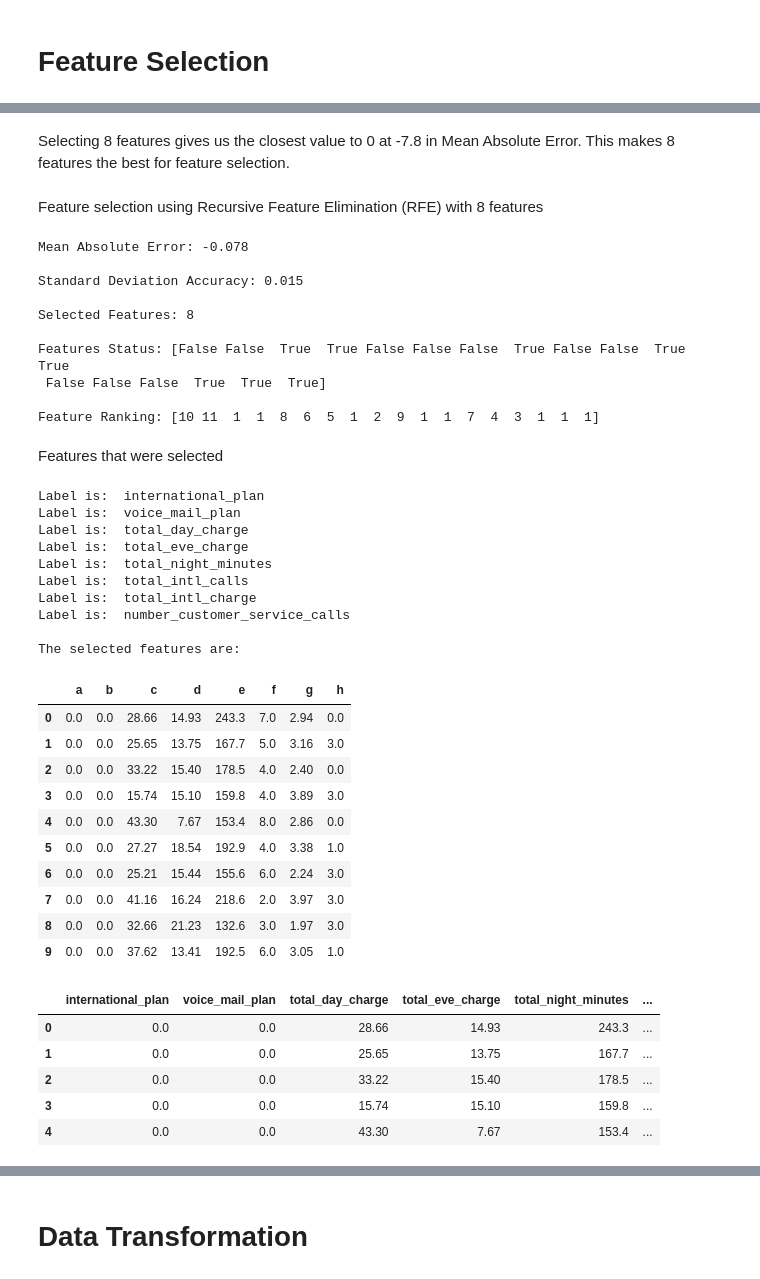
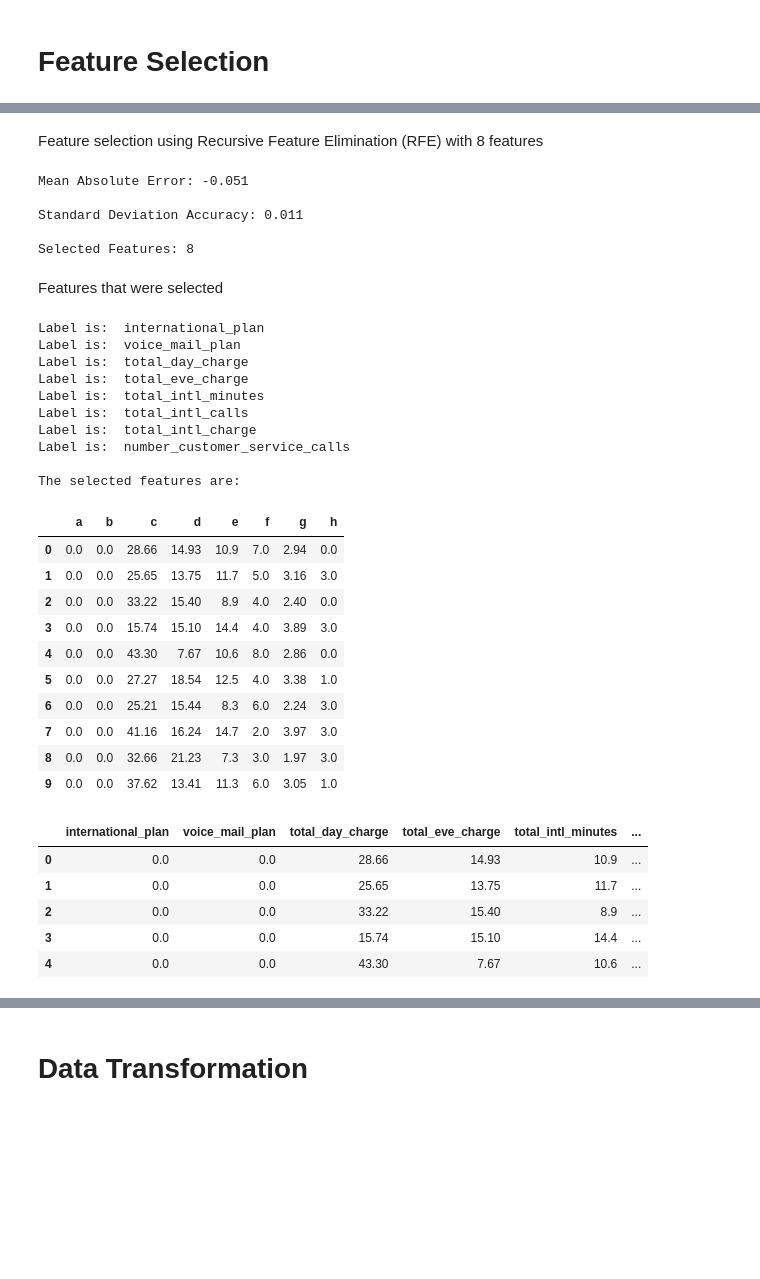
Before and after one commit to Ajay-4u/Customer-Churn, a Jupyter notebook: Customer Churn.ipynb, the cells around one changed output, grey strips where cells are left out. Drawn from its saved outputs; the diff is of its cells as text; code cells hidden in the pictures; blank space fills up the shorter version.

```diff
--- a/Customer Churn.ipynb
+++ b/Customer Churn.ipynb
@@ -28,6 +27,6 @@ from numpy import set_printoptions
 # %% [markdown]
 # Reading the file
 # %%
-churn = pd.read_csv('C:/Users/AJ/Documents/Workspace/Churn_Train.csv')
-churn.head()
+data = pd.read_csv('C:/Users/AJ/Documents/Workspace/Projects/Practice Proj/churn_treated.csv')
+data.head()
 # %% [output]
@@ -39,0 +39,9 @@ churn.head()
+# %%
+churn = data.loc[:, ['account_length', 'area_code', 'international_plan',
+       'voice_mail_plan', 'number_vmail_messages', 'total_day_minutes',
+       'total_day_calls', 'total_day_charge', 'total_eve_minutes',
+       'total_eve_calls', 'total_eve_charge', 'total_night_minutes',
+       'total_night_calls', 'total_night_charge', 'total_intl_minutes',
+       'total_intl_calls', 'total_intl_charge',
+       'number_customer_service_calls', 'churn']]
+churn.head()
@@ -354,21 +209,19 @@ for 18 features, Mean Absolute Error is: -8.8, Std is: 0.019
-# %% [markdown]
-Selecting  8 features gives us the closest value to 0 at -7.8 in Mean Absolute Error. This makes 8 features the best for feature selection.
 # %% [markdown]
 Feature selection using Recursive Feature Elimination (RFE) with 8 features
 # %%
-fsChurn8= oChurn.values
+fsChurn8= churn.values
 c = fsChurn8[:, 0:-1]
 d = fsChurn8[:, -1]
 
 # feature extraction
-model = DecisionTreeRegressor()
+model = GradientBoostingClassifier()
 
 rfe = RFE(model, n_features_to_select=8)
 pipeline = Pipeline(steps=[('s',rfe), ('m',model)])
 fit = rfe.fit(c, d)
 
 # evaluate model
-cv = RepeatedKFold(n_splits=10, n_repeats=3, random_state=1)
+cv = RepeatedStratifiedKFold(n_splits=10, n_repeats=3, random_state=1)
 nScores = cross_val_score(pipeline, c, d, scoring='neg_mean_absolute_error', cv=cv, n_jobs=-1)
 
 # report performance
@@ -377,21 +230,12 @@ print()
 print('Standard Deviation Accuracy: %.3f' % std(nScores))
 print()
 print('Selected Features: {}'.format(fit.n_features_))
-print()
-print('Features Status: {}'.format(fit.support_))
-print()
-print('Feature Ranking: {}'.format(fit.ranking_))
 # %% [output]
-Mean Absolute Error: -0.078
+Mean Absolute Error: -0.051
 
-Standard Deviation Accuracy: 0.015
+Standard Deviation Accuracy: 0.011
 
 Selected Features: 8
-
-Features Status: [False False  True  True False False False  True False False  True  True
- False False False  True  True  True]
-
-Feature Ranking: [10 11  1  1  8  6  5  1  2  9  1  1  7  4  3  1  1  1]
 # %% [markdown]
 Features that were selected
 # %%
@@ -402,9 +246,9 @@ pChurn.columns = ['a', 'b', 'c', 'd', 'e', 'f', 'g', 'h']
 
 # to make it look organised when returning
 chuCol = dict()
-cols = list(oChurn.columns)[0:-1] # the list of columns in your data
+cols = list(churn.columns)[0:-1] # the list of columns in your data
 for col in cols:
-    chuCol[col]= oChurn[col].values.tolist()
+    chuCol[col]= churn[col].values.tolist()
 
 collen = len(pChurn.columns.tolist())
 counter = 0
@@ -423,56 +267,56 @@ while counter < collen:
     elif counter == 5:
         colLabel = 'f'
     elif counter == 6:
         colLabel = 'g'
     elif counter == 7:
         colLabel = 'h'
     else:
         pass
     colData = pChurn.loc[:,colLabel]
     colDataVals = list(colData.values)
     for item in chuCol.items():
         if colDataVals == item[1]:
             print('Label is: ', item[0])
     counter+=1
 print()
 # end of organisation
 
 print('The selected features are: ')
 pChurn.head(10)
 # %% [output]
 Label is:  international_plan
 Label is:  voice_mail_plan
 Label is:  total_day_charge
 Label is:  total_eve_charge
-Label is:  total_night_minutes
+Label is:  total_intl_minutes
 Label is:  total_intl_calls
 Label is:  total_intl_charge
 Label is:  number_customer_service_calls
 
 The selected features are:
 |  | a | b | c | d | e | f | g | h |
-| 0 | 0.0 | 0.0 | 28.66 | 14.93 | 243.3 | 7.0 | 2.94 | 0.0 |
-| 1 | 0.0 | 0.0 | 25.65 | 13.75 | 167.7 | 5.0 | 3.16 | 3.0 |
-| 2 | 0.0 | 0.0 | 33.22 | 15.40 | 178.5 | 4.0 | 2.40 | 0.0 |
-| 3 | 0.0 | 0.0 | 15.74 | 15.10 | 159.8 | 4.0 | 3.89 | 3.0 |
-| 4 | 0.0 | 0.0 | 43.30 | 7.67 | 153.4 | 8.0 | 2.86 | 0.0 |
-| 5 | 0.0 | 0.0 | 27.27 | 18.54 | 192.9 | 4.0 | 3.38 | 1.0 |
-| 6 | 0.0 | 0.0 | 25.21 | 15.44 | 155.6 | 6.0 | 2.24 | 3.0 |
-| 7 | 0.0 | 0.0 | 41.16 | 16.24 | 218.6 | 2.0 | 3.97 | 3.0 |
-| 8 | 0.0 | 0.0 | 32.66 | 21.23 | 132.6 | 3.0 | 1.97 | 3.0 |
-| 9 | 0.0 | 0.0 | 37.62 | 13.41 | 192.5 | 6.0 | 3.05 | 1.0 |
+| 0 | 0.0 | 0.0 | 28.66 | 14.93 | 10.9 | 7.0 | 2.94 | 0.0 |
+| 1 | 0.0 | 0.0 | 25.65 | 13.75 | 11.7 | 5.0 | 3.16 | 3.0 |
+| 2 | 0.0 | 0.0 | 33.22 | 15.40 | 8.9 | 4.0 | 2.40 | 0.0 |
+| 3 | 0.0 | 0.0 | 15.74 | 15.10 | 14.4 | 4.0 | 3.89 | 3.0 |
+| 4 | 0.0 | 0.0 | 43.30 | 7.67 | 10.6 | 8.0 | 2.86 | 0.0 |
+| 5 | 0.0 | 0.0 | 27.27 | 18.54 | 12.5 | 4.0 | 3.38 | 1.0 |
+| 6 | 0.0 | 0.0 | 25.21 | 15.44 | 8.3 | 6.0 | 2.24 | 3.0 |
+| 7 | 0.0 | 0.0 | 41.16 | 16.24 | 14.7 | 2.0 | 3.97 | 3.0 |
+| 8 | 0.0 | 0.0 | 32.66 | 21.23 | 7.3 | 3.0 | 1.97 | 3.0 |
+| 9 | 0.0 | 0.0 | 37.62 | 13.41 | 11.3 | 6.0 | 3.05 | 1.0 |
 # %%
 # attaching the feature names to the dataset
-pChurn.columns = ['international_plan', 'voice_mail_plan', 'total_day_charge', 'total_eve_charge', 'total_night_minutes', 'total_intl_calls', 'total_intl_charge', 'number_customer_service_calls']
-pChurn['churn'] = oChurn['churn']
+pChurn.columns = ['international_plan', 'voice_mail_plan', 'total_day_charge', 'total_eve_charge', 'total_intl_minutes', 'total_intl_calls', 'total_intl_charge', 'number_customer_service_calls']
+pChurn['churn'] = churn['churn']
 pChurn.head()
 # %% [output]
-|  | international_plan | voice_mail_plan | total_day_charge | total_eve_charge | total_night_minutes | ... |
-| 0 | 0.0 | 0.0 | 28.66 | 14.93 | 243.3 | ... |
-| 1 | 0.0 | 0.0 | 25.65 | 13.75 | 167.7 | ... |
-| 2 | 0.0 | 0.0 | 33.22 | 15.40 | 178.5 | ... |
-| 3 | 0.0 | 0.0 | 15.74 | 15.10 | 159.8 | ... |
-| 4 | 0.0 | 0.0 | 43.30 | 7.67 | 153.4 | ... |
+|  | international_plan | voice_mail_plan | total_day_charge | total_eve_charge | total_intl_minutes | ... |
+| 0 | 0.0 | 0.0 | 28.66 | 14.93 | 10.9 | ... |
+| 1 | 0.0 | 0.0 | 25.65 | 13.75 | 11.7 | ... |
+| 2 | 0.0 | 0.0 | 33.22 | 15.40 | 8.9 | ... |
+| 3 | 0.0 | 0.0 | 15.74 | 15.10 | 14.4 | ... |
+| 4 | 0.0 | 0.0 | 43.30 | 7.67 | 10.6 | ... |
 # %%
 pChurn.describe()
 # %% [output]
```
Also changed, not shown: parts of 33 cells of this notebook, 1 other file.
